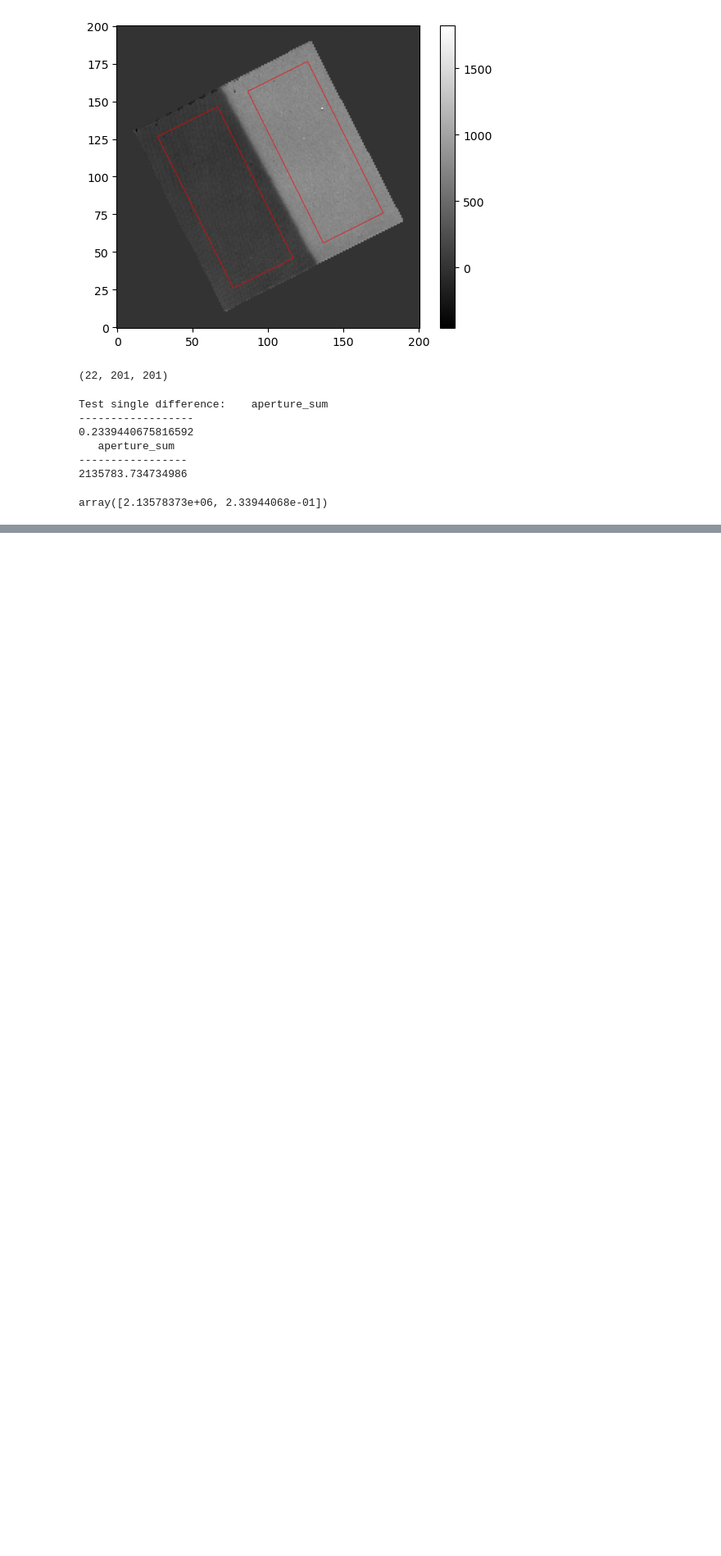
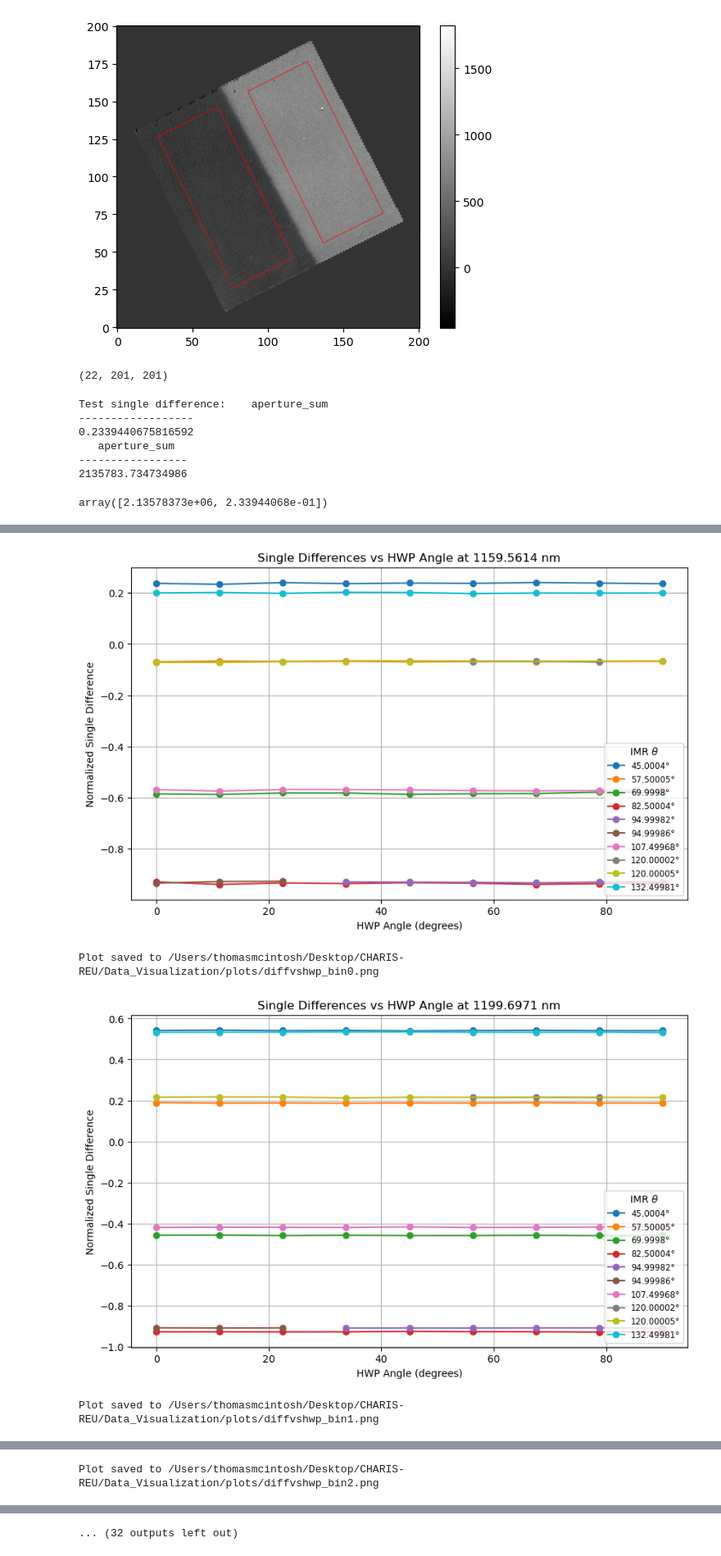
Before and after one commit to UCSB-Exoplanet-Polarimetry-Lab/CHARIS-polcal, a Jupyter notebook: single_diff.ipynb, the cells around one changed output, grey strips where cells are left out. Shown at 82% size. Cells and saved outputs as stored; diff of their text form; code cells hidden in the pictures; blank space fills up the shorter version.

Commit message:
plotted all data :(

```diff
--- a/single_diff.ipynb
+++ b/single_diff.ipynb
@@ -258,5 +269,5 @@ def write_fits_info_to_csv(cube_directory_path, raw_cube_path, output_csv_path,
 # %%
-def plot_single_differences(csv_file_path):
+def plot_single_differences(csv_file_path, plot_save_path=None):
     """Plot single differences as a function of the HWP angle for one
     wavelength bin from a CSV containing headers "D_IMRANG" , "RET-ANG1" ,
     "norm_single_diff", and "wavelength_bin".
@@ -266,6 +277,9 @@ def plot_single_differences(csv_file_path):
     -----------
     csv_file_path : str or Path
         Path to the specified CSV file.
+
+    plot_save_path : str or Path, optional
+        If provided, the plot will be saved to this path. Must end with '.png'.
 
     Returns:
     --------
@@ -314,4 +328,13 @@ def plot_single_differences(csv_file_path):
     ax.grid()
     plt.show()
 
-plot_single_differences('/Users/thomasmcintosh/Desktop/CHARIS-REU/charis_cube_info_1159nm_fixed.csv')
+    # save plot if a path is provided
+
+    if plot_save_path:
+        plot_save_path = Path(plot_save_path)
+        if not plot_save_path.parent.is_dir():
+            raise NotADirectoryError(f"Directory does not exist: {plot_save_path.parent}")
+        if not plot_save_path.suffix == '.png':
+            raise ValueError("Plot save path must end with '.png'.")
+        fig.savefig(plot_save_path)
+        print(f"Plot saved to {plot_save_path}")
@@ -345,3 +389,8 @@ df
 # %%
 for bin in range(0,22):
-    write_fits_info_to_csv('/Users/thomasmcintosh/Desktop/CHARIS-REU/Cubes/cubes/internal-cal','/Users/thomasmcintosh/Desktop/CHARIS-REU/Raw/internal-cal', f'/Users/thomasmcintosh/Desktop/CHARIS-REU/charis_cube_info_bin{bin}.csv', bin)
+    plot_single_differences(f'/Users/thomasmcintosh/Desktop/CHARIS-REU/Data_Visualization/csvs/charis_cube_info_bin{bin}_fixed.csv',f'/Users/thomasmcintosh/Desktop/CHARIS-REU/Data_Visualization/plots/diffvshwp_bin{bin}.png')
+# %% [output]
+[figure, added]
+Plot saved to /Users/thomasmcintosh/Desktop/CHARIS-REU/Data_Visualization/plots/diffvshwp_bin0.png
+[figure, added]
+Plot saved to /Users/thomasmcintosh/Desktop/CHARIS-REU/Data_Visualization/plots/diffvshwp_bin1.png
@@ -347,0 +398 @@ for bin in range(0,22):
+Plot saved to /Users/thomasmcintosh/Desktop/CHARIS-REU/Data_Visualization/plots/diffvshwp_bin2.png
@@ -347,0 +405 @@ for bin in range(0,22):
+... (32 outputs left out)
```
Also changed, not shown: parts of 6 cells of this notebook.
